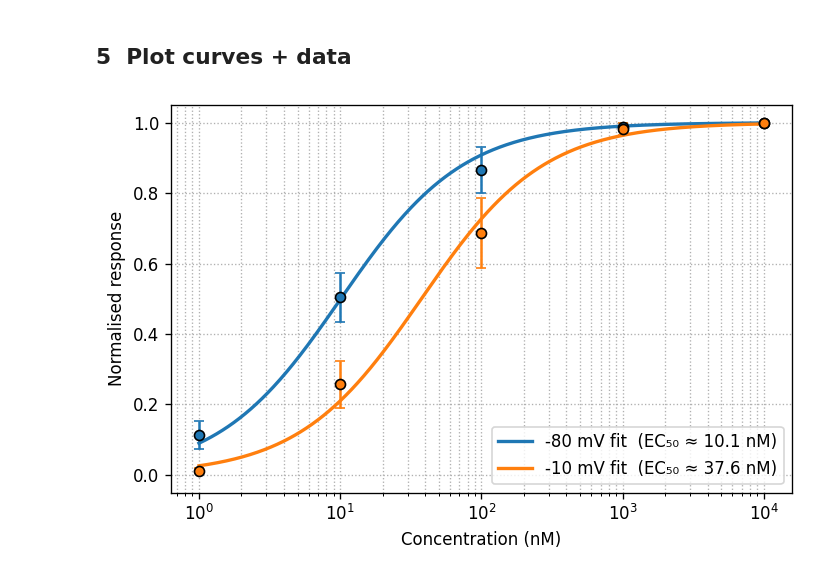
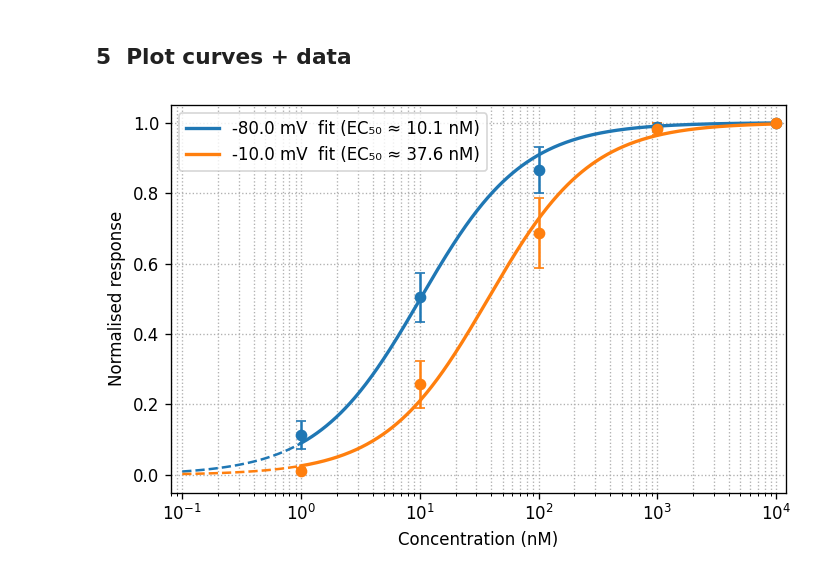
Before and after one commit to zivbental/parnas-lab-code-utilities, a Jupyter notebook: patch_clamp_analysis/perfusion_system/dose_response_template.ipynb, the cells around one changed output. Cells and saved outputs as stored; diff of their text form; code cells hidden in the pictures.

```diff
--- a/patch_clamp_analysis/perfusion_system/dose_response_template.ipynb
+++ b/patch_clamp_analysis/perfusion_system/dose_response_template.ipynb
@@ -29,6 +90,6 @@ If you already have a DataFrame in memory, skip the next cell.
 # %%
 # Replace 'my_data.csv' with your file path
-df = pd.read_csv('test_data.csv')
+df = pd.read_csv('dose_tidy.csv')
 # Uncomment below to preview
 # df.head()
 # %%
@@ -112,50 +173,73 @@ F = 28.833,  p = 1.0329e-06
 ## 5  Plot curves + data
 # %%
 # ------------------------------------------------------------------
-# 1.  Prep (remove the zero-nM rows from the log-scale range)
+# 0.  Assumptions
 # ------------------------------------------------------------------
-df_nz  = df[df.conc_nM > 0]                     # non-zero concs only
-stats_df = (df_nz
-            .groupby(['holding','conc_nM'])
-            .agg(mean_resp=('resp','mean'),
-                 sem_resp =('resp',lambda x: x.std(ddof=1)/np.sqrt(len(x))))
-            .reset_index())
+# • `df` is a pandas DataFrame with columns:
+#       holding   — holding potential (mV)
+#       conc_nM   — agonist concentration (nM, can include 0)
+#       resp      — normalised response (0–1)
+# • `hill(x, ec50, nH=1, top=1, bottom=0)` is already defined
+# ------------------------------------------------------------------
+
 
 # ------------------------------------------------------------------
-# 2.  Fit EC50 for each holding potential (to the mean points)
+# 1.  Collapse replicates → mean ± SEM   (exclude 0-nM rows for fitting)
+# ------------------------------------------------------------------
+stats_df = (
+    df[df['conc_nM'] > 0]                       # non-zero only
+      .groupby(['holding', 'conc_nM'])
+      .agg(mean_resp=('resp', 'mean'),
+           sem_resp =('resp', lambda x: x.std(ddof=1)/np.sqrt(len(x))))
+      .reset_index()
+)
+
+
+# ------------------------------------------------------------------
+# 2.  Fit EC50 to the mean points of each holding potential
 # ------------------------------------------------------------------
 EC50 = {}
-for V in stats_df.holding.unique():
-    sub = stats_df[stats_df.holding == V]
-    popt,_ = curve_fit(lambda x,e: hill(x,e), sub.conc_nM, sub.mean_resp,
-                       bounds=(0,np.inf))
+for V in stats_df['holding'].unique():
+    sub = stats_df[stats_df['holding'] == V]
+    popt, _ = curve_fit(lambda x, e: hill(x, e),
+                        sub['conc_nM'].values,
+                        sub['mean_resp'].values,
+                        bounds=(0, np.inf))
     EC50[V] = popt[0]
 
+
 # ------------------------------------------------------------------
-# 3.  Plot mean ± SEM + separate fit lines
+# 3.  Plot: mean ± SEM and curve fit (plus one extra decade lower)
 # ------------------------------------------------------------------
-x_min = stats_df.conc_nM.min()
-x_max = stats_df.conc_nM.max()
-xfit  = np.logspace(np.log10(x_min), np.log10(x_max), 600)
+x_min   = stats_df['conc_nM'].min()           # smallest non-zero conc
+x_max   = stats_df['conc_nM'].max()
+x_lower = x_min / 10                          # one log-decade left
 
-plt.figure(figsize=(6,4))
-colour_cycle = plt.cm.tab10.colors     # plenty of distinct colours
+plt.figure(figsize=(6, 4))
+color_cycle = plt.cm.tab10.colors            # distinct colours
 
-for (V,color) in zip(sorted(EC50.keys()), colour_cycle):
-    # Smooth fitted curve
-    plt.semilogx(xfit, hill(xfit, EC50[V]), color=color, lw=2.0,
-                 label=f'{V:+} mV fit  (EC₅₀ ≈ {EC50[V]:.1f} nM)')
-    # Mean ± SEM symbols
-    sub = stats_df[stats_df.holding == V]
-    plt.errorbar(sub.conc_nM, sub.mean_resp, yerr=sub.sem_resp,
+for V, color in zip(sorted(EC50.keys()), color_cycle):
+    # ----- dashed extrapolation below measured range -----
+    x_left = np.logspace(np.log10(x_lower), np.log10(x_min), 100)
+    plt.semilogx(x_left, hill(x_left, EC50[V]), ls='--', lw=1.5, color=color)
+
+    # ----- solid curve over measured range -----
+    x_main = np.logspace(np.log10(x_min), np.log10(x_max), 600)
+    plt.semilogx(x_main, hill(x_main, EC50[V]), lw=2, color=color,
+                 label=f'{V:+} mV  fit (EC₅₀ ≈ {EC50[V]:.1f} nM)')
+
+    # ----- mean ± SEM points -----
+    sub = stats_df[stats_df['holding'] == V]
+    plt.errorbar(sub['conc_nM'], sub['mean_resp'], yerr=sub['sem_resp'],
                  fmt='o', ms=6, capsize=3, color=color)
 
 plt.xlabel('Concentration (nM)')
 plt.ylabel('Normalised response')
+plt.xlim(x_lower * 0.8, x_max * 1.2)
 plt.ylim(-0.05, 1.05)
 plt.grid(True, which='both', ls=':')
 plt.legend()
 plt.tight_layout()
 plt.show()
 # %% [output]
-[figure, old version]
+[figure, new version]
```
Also changed, not shown: parts of 3 cells of this notebook, 4 other files.
